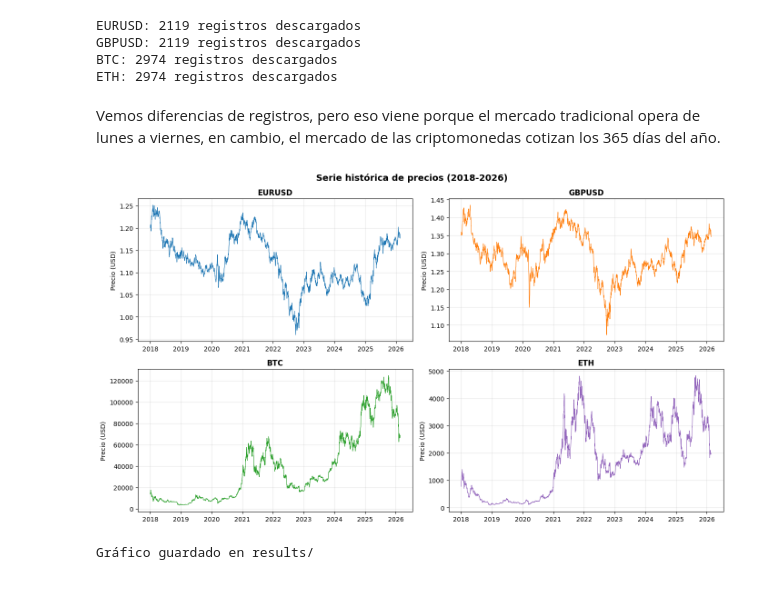
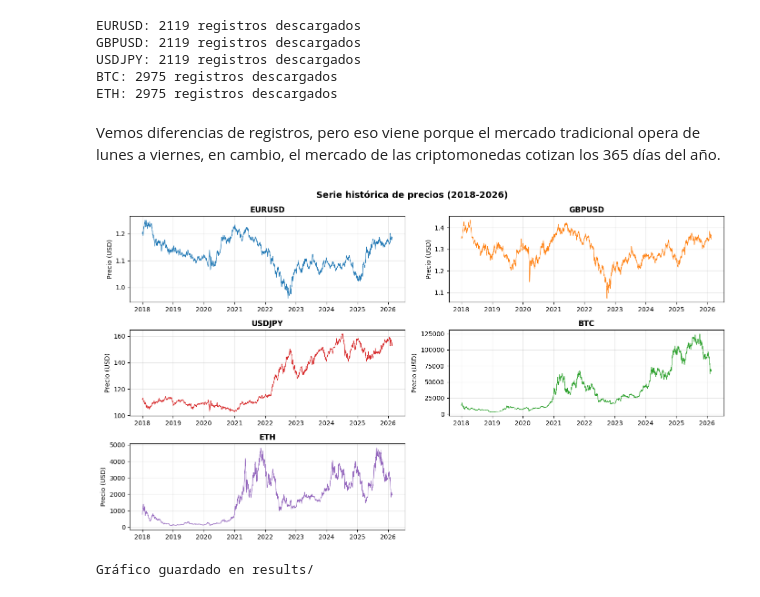
Before and after one commit to jorgegalanr/quantum-classical-forecasting-fx-crypto, a Jupyter notebook: notebooks/01_data_exploration.ipynb, the cells around one changed output. Saved outputs shown, nothing was run; the diff lists cells and outputs as text; code cells hidden in the pictures.

```diff
--- a/notebooks/01_data_exploration.ipynb
+++ b/notebooks/01_data_exploration.ipynb
@@ -8,6 +8,7 @@ import matplotlib.pyplot as plt
 tickers = {
     "EURUSD": "EURUSD=X",
     "GBPUSD": "GBPUSD=X",
+    "USDJPY": "JPY=X",
     "BTC": "BTC-USD",
     "ETH": "ETH-USD"
 }
@@ -21,29 +22,31 @@ for name, ticker in tickers.items():
 # %% [output]
 EURUSD: 2119 registros descargados
 GBPUSD: 2119 registros descargados
-BTC: 2974 registros descargados
-ETH: 2974 registros descargados
+USDJPY: 2119 registros descargados
+BTC: 2975 registros descargados
+ETH: 2975 registros descargados
 # %% [markdown]
 Vemos diferencias de registros, pero eso viene porque el mercado tradicional opera de lunes a viernes, en cambio,  el mercado de las criptomonedas cotizan los 365 días del año.
 # %%
-fig, axes = plt.subplots(2, 2, figsize=(14, 8))
+fig, axes = plt.subplots(3, 2, figsize=(14, 8))
 fig.suptitle("Serie histórica de precios (2018-2026)", fontsize=14, fontweight="bold")
 
-colores = {"EURUSD": "#1f77b4", "GBPUSD": "#ff7f0e", "BTC": "#2ca02c", "ETH": "#9467bd"}
+colores = {"EURUSD": "#1f77b4", "GBPUSD": "#ff7f0e", "USDJPY": "#d62728", "BTC": "#2ca02c", "ETH": "#9467bd"}
 
 for ax, (name,df) in zip (axes.flatten(), data.items()):
     ax.plot(df.index, df[name], color=colores[name], linewidth=0.8)
     ax.set_title(name, fontweight="bold")
     ax.set_xlabel("")
     ax.set_ylabel("Precio (USD)")
     ax.grid (True, alpha=0.3)
 
+axes[2, 1].set_visible(False)
 plt.tight_layout()
 plt.savefig("../results/01_series_historicas.png", dpi=150, bbox_inches="tight")
 plt.show()
 print("Gráfico guardado en results/")
 # %% [output]
-[figure, old version]
+[figure, new version]
 Gráfico guardado en results/
 # %% [markdown]
 - A simple vista podemos observar que las divisas EUR/USD oscila entre 0.95 y 1.25, el GBP/USD entre 1.10 y 1.45. No tienen tendencia a largo plazo y tampoco tienen una amplitud ancha.
```
Also changed, not shown: parts of 3 cells of this notebook, 2 other files.
